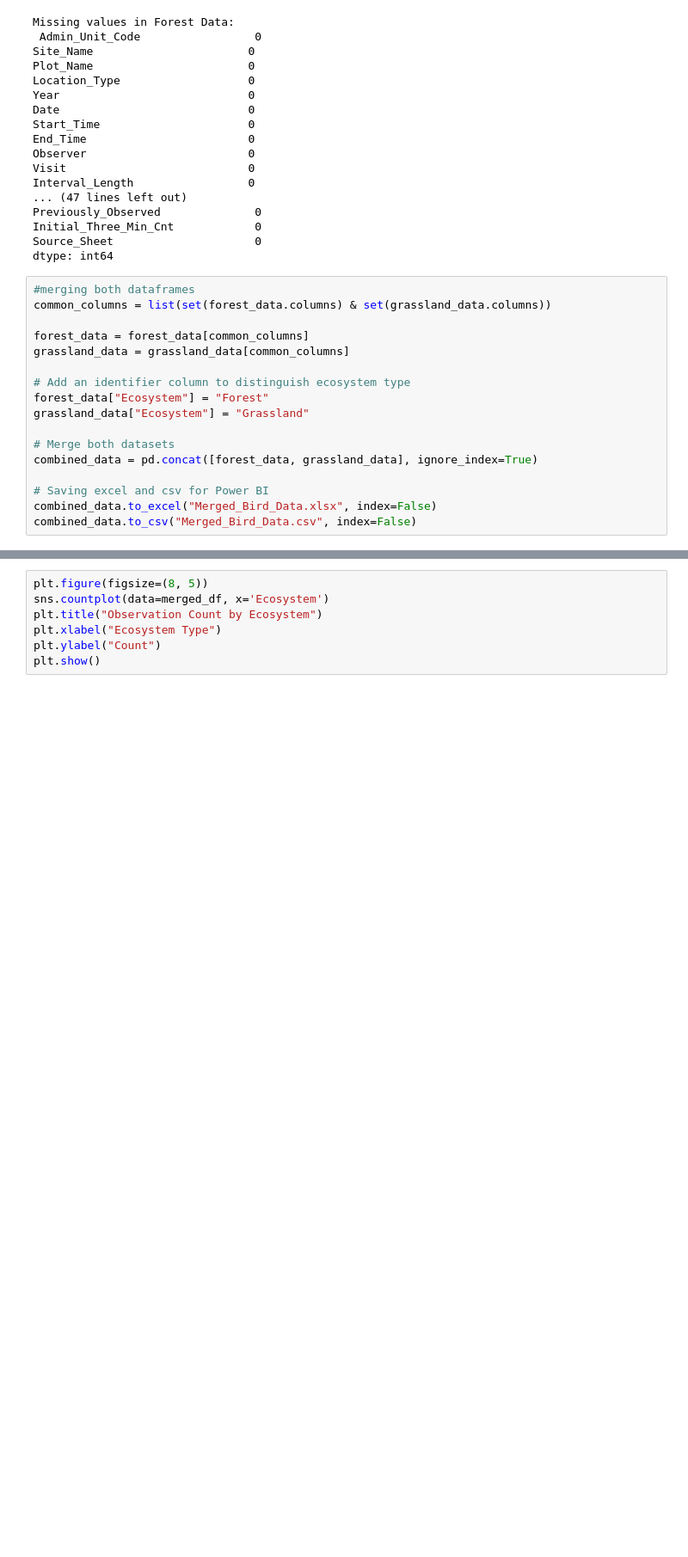
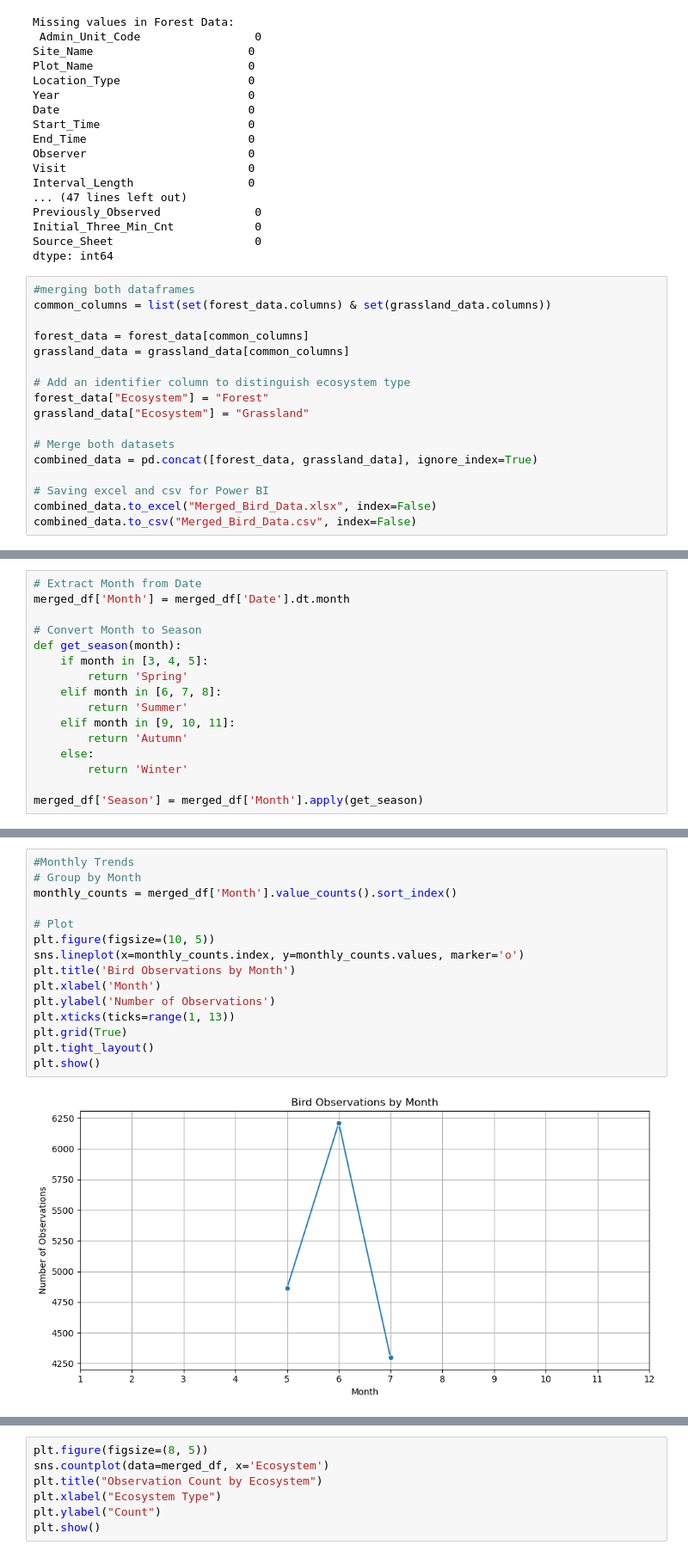
Before and after one commit to AnushkaMishra29/BirdSpeciesAnalysis, a Jupyter notebook: BirdSpecies_DataPreprocessing.ipynb, the cells around one changed output, grey strips where cells are left out. Shown at 86% size. Cells and saved outputs as stored; diff of their text form; blank space fills up the shorter version.

```diff
--- a/BirdSpecies_DataPreprocessing.ipynb
+++ b/BirdSpecies_DataPreprocessing.ipynb
@@ -286,0 +291,16 @@ Merged DataFrame head:
+# %%
+# Extract Month from Date
+merged_df['Month'] = merged_df['Date'].dt.month
+
+# Convert Month to Season
+def get_season(month):
+    if month in [3, 4, 5]:
+        return 'Spring'
+    elif month in [6, 7, 8]:
+        return 'Summer'
+    elif month in [9, 10, 11]:
+        return 'Autumn'
+    else:
+        return 'Winter'
+
+merged_df['Season'] = merged_df['Month'].apply(get_season)
@@ -309,0 +372,17 @@ std        1.977004     12.478715     12.168509      0.698253
+# %%
+#Monthly Trends
+# Group by Month
+monthly_counts = merged_df['Month'].value_counts().sort_index()
+
+# Plot
+plt.figure(figsize=(10, 5))
+sns.lineplot(x=monthly_counts.index, y=monthly_counts.values, marker='o')
+plt.title('Bird Observations by Month')
+plt.xlabel('Month')
+plt.ylabel('Number of Observations')
+plt.xticks(ticks=range(1, 13))
+plt.grid(True)
+plt.tight_layout()
+plt.show()
+# %% [output]
+[figure, added]
```
Also changed, not shown: parts of 35 cells of this notebook, 3 other files.
